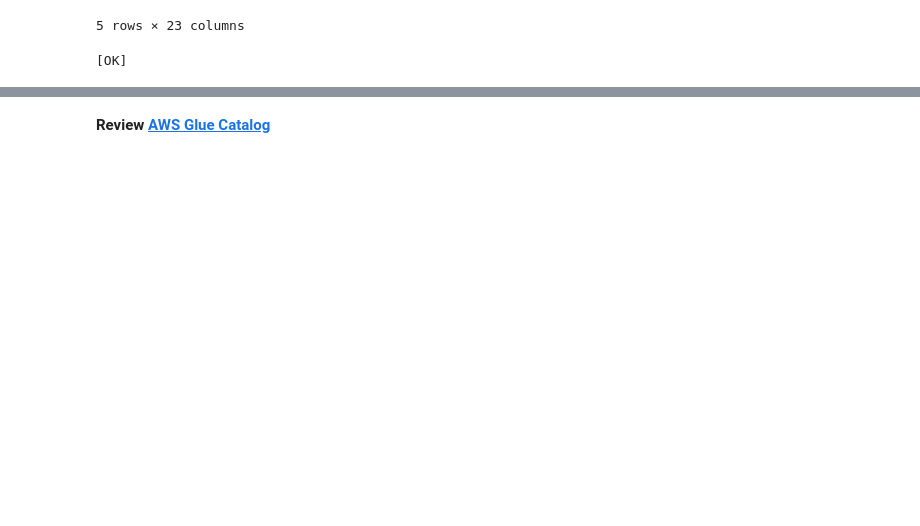
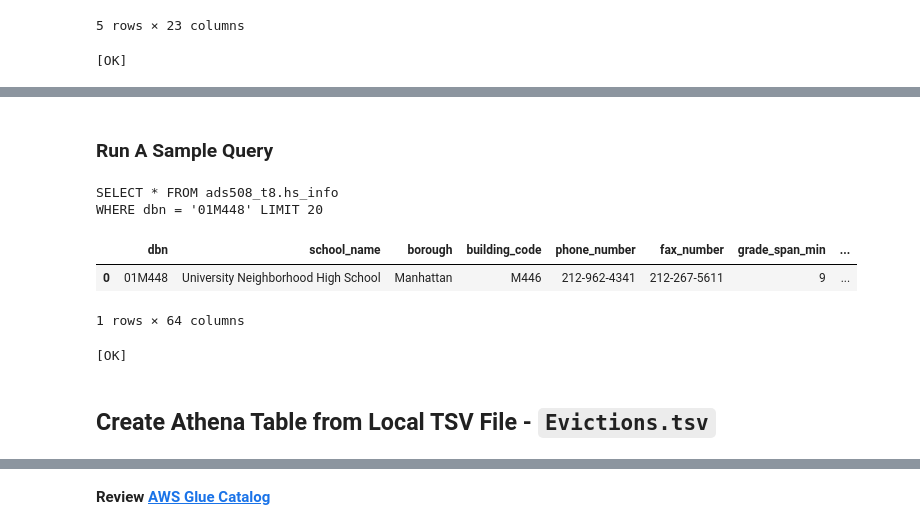
Before and after one commit to amcarr-ds/ML_modeling_using_AWS_proj, a Jupyter notebook: deliverables/00_S3_Setup_amc_v1.ipynb, the cells around one changed output, grey strips where cells are left out. Cells and saved outputs as stored; diff of their text form; code cells hidden in the pictures; blank space fills up the shorter version.

```diff
--- a/deliverables/00_S3_Setup_amc_v1.ipynb
+++ b/deliverables/00_S3_Setup_amc_v1.ipynb
@@ -265,0 +732,31 @@ else:
+# %% [markdown]
+### Run A Sample Query
+# %%
+cri_law_cat_cd01 = "MISDEMEANOR"
+
+cri_select_dbn_stmnt = f"""SELECT * FROM {database_name}.{cri_tbl_name}
+WHERE law_cat_cd = '{cri_law_cat_cd01}' LIMIT 20"""
+
+print(cri_select_dbn_stmnt)
+# %% [output]
+SELECT * FROM ads508_t8.hs_info
+WHERE dbn = '01M448' LIMIT 20
+# %%
+cri_df01_s01 = pd.read_sql(cri_select_dbn_stmnt,
+                           conn)
+cri_df01_s01.head(5)
+# %% [output]
+|  | dbn | school_name | borough | building_code | phone_number | fax_number | grade_span_min | ... |
+| 0 | 01M448 | University Neighborhood High School | Manhattan | M446 | 212-962-4341 | 212-267-5611 | 9 | ... |
+1 rows × 64 columns
+# %%
+if not cri_df01_s01.empty:
+    print("[OK]")
+else:
+    print("++++++++++++++++++++++++++++++++++++++++++++++++++++++")
+    print("[ERROR] YOUR DATA HAS NOT BEEN REGISTERED WITH ATHENA. LOOK IN PREVIOUS CELLS TO FIND THE ISSUE.")
+    print("++++++++++++++++++++++++++++++++++++++++++++++++++++++")
+# %% [output]
+[OK]
+# %% [markdown]
+## Create Athena Table from Local TSV File - `Evictions.tsv`
```
Also changed, not shown: parts of 50 cells of this notebook, 2 other files.
